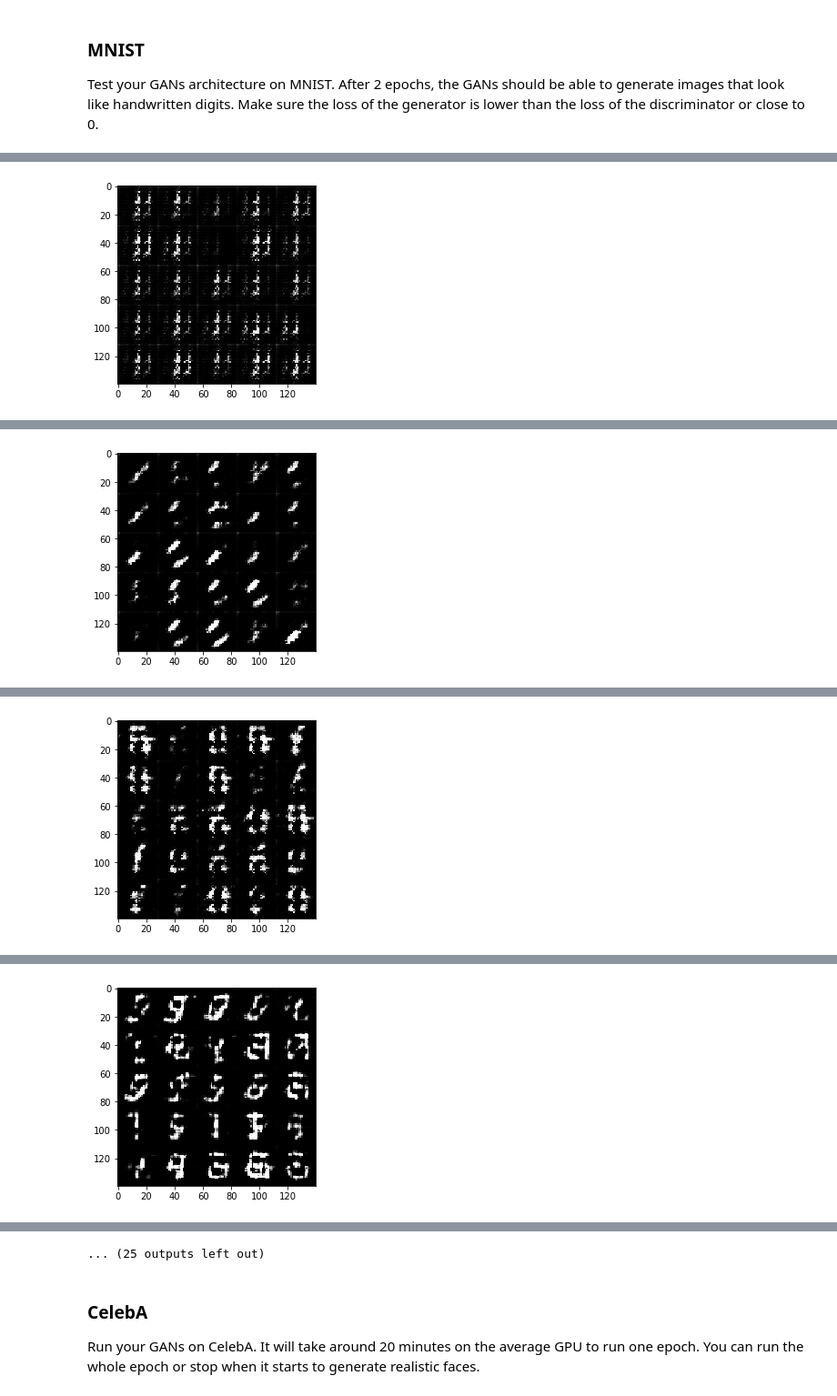
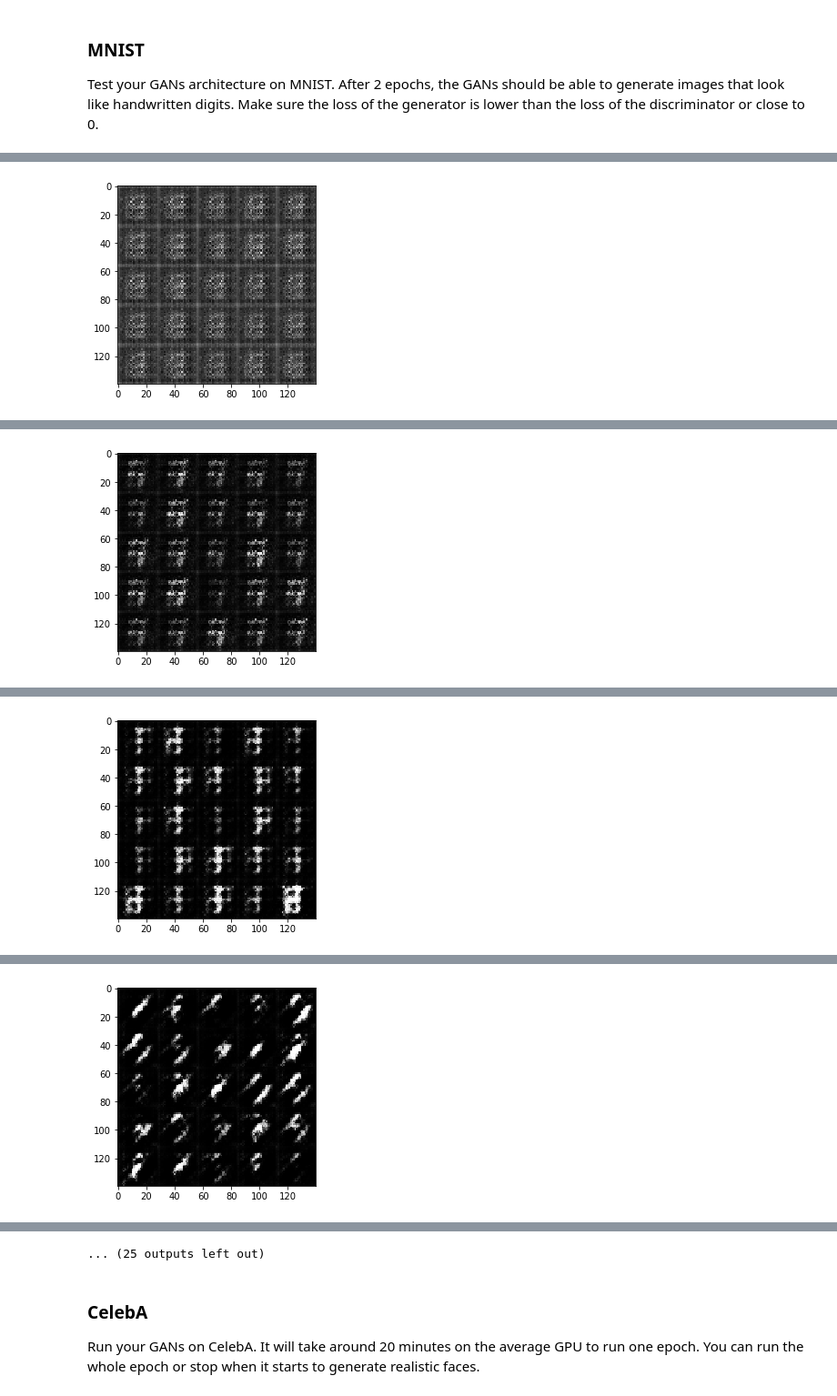
Before and after one commit to judeebene/dlnd_face_generation, a Jupyter notebook: dlnd_face_generation.ipynb, the cells around one changed output, grey strips where cells are left out. Shown at 91% size. Cells and saved outputs as stored; diff of their text form; code cells hidden in the pictures.

```diff
--- a/dlnd_face_generation.ipynb
+++ b/dlnd_face_generation.ipynb
@@ -391,7 +390,7 @@ Test your GANs architecture on MNIST.  After 2 epochs, the GANs should be able t
 # %%
 batch_size = 64
 z_dim = 100
-learning_rate = 0.001
+learning_rate = 0.0001
 beta1 = 0.5
 
 
@@ -418 +417 @@ Epoch 1/2... Discriminator Loss: 0.0582... Generator Loss: 3.2818
-[figure, old version]
+[figure, new version]
@@ -429 +428 @@ Epoch 1/2... Discriminator Loss: 0.2749... Generator Loss: 2.2255
-[figure, old version]
+[figure, new version]
@@ -440 +439 @@ Epoch 1/2... Discriminator Loss: 0.6160... Generator Loss: 1.3023
-[figure, old version]
+[figure, new version]
@@ -451 +450 @@ Epoch 1/2... Discriminator Loss: 0.5779... Generator Loss: 2.5396
-[figure, old version]
+[figure, new version]
```
Also changed, not shown: parts of 3 cells of this notebook, 1 other file.
